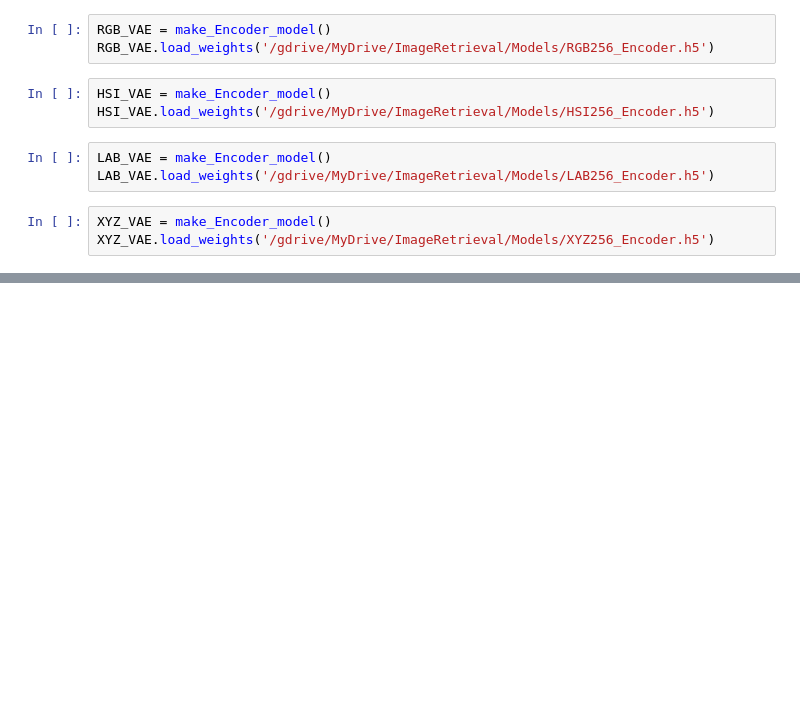
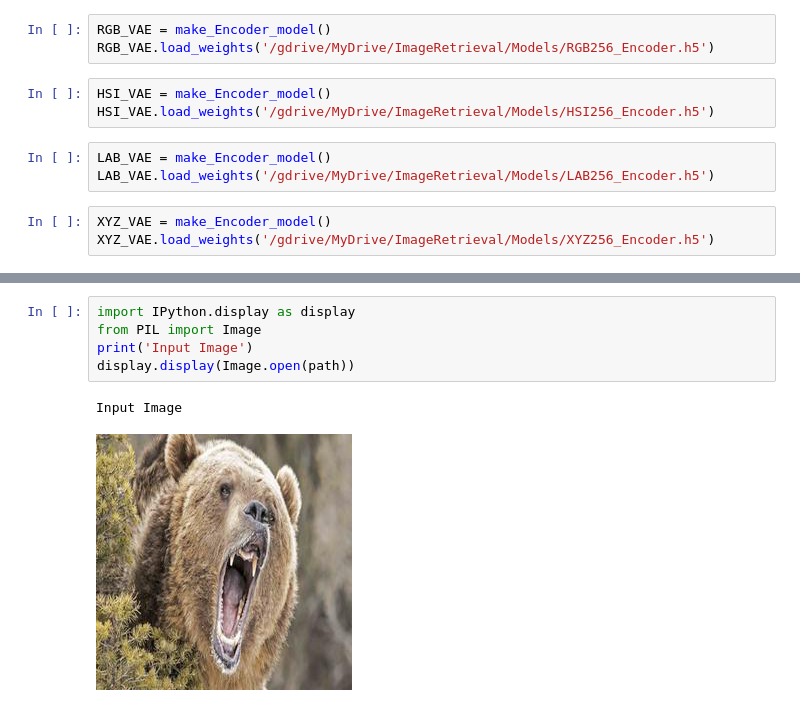
Before and after one commit to alisharifi2000/ImageRetrieval, a Jupyter notebook: ImageRetrieval.ipynb, the cells around one changed output, grey strips where cells are left out. Cells and saved outputs as stored; diff of their text form; blank space fills up the shorter version.

```diff
--- a/ImageRetrieval.ipynb
+++ b/ImageRetrieval.ipynb
@@ -1500,0 +1796,8 @@ for path in paths :
+# %%
+import IPython.display as display
+from PIL import Image
+print('Input Image')
+display.display(Image.open(path))
+# %% [output]
+Input Image
+[figure, added]
```
Also changed, not shown: parts of 27 cells of this notebook.
